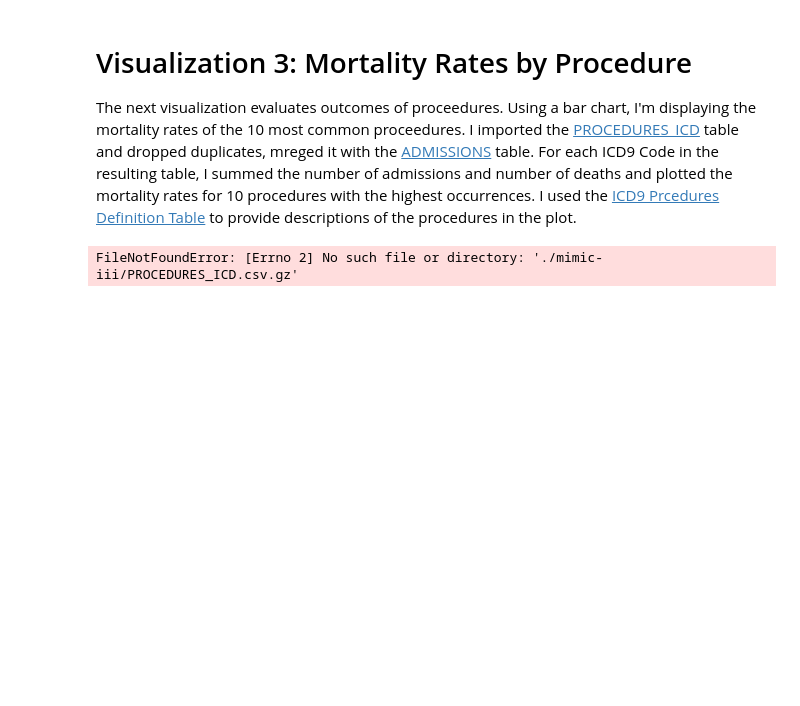
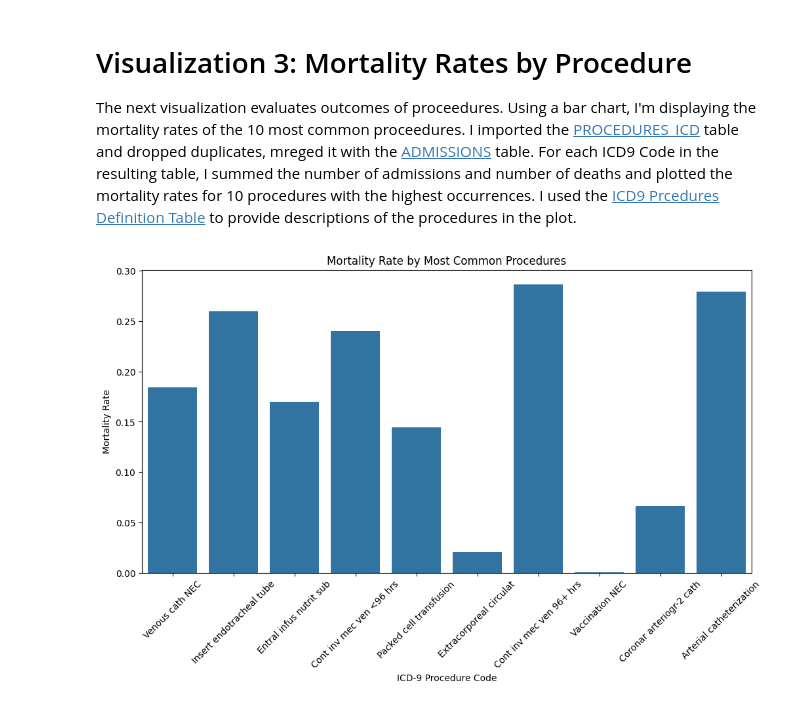
Before and after one commit to schwiet/msai-54315-ai-for-healthcare, a Jupyter notebook: assignment-1-mimic-visualization/54315-assignment-1-mimic-visualization.ipynb, the cells around one changed output. Saved outputs shown, nothing was run; the diff lists cells and outputs as text; code cells hidden in the pictures; blank space fills up the shorter version.

```diff
--- a/assignment-1-mimic-visualization/54315-assignment-1-mimic-visualization.ipynb
+++ b/assignment-1-mimic-visualization/54315-assignment-1-mimic-visualization.ipynb
@@ -139,32 +139,31 @@ procedures = procedures.drop_duplicates(subset=["ICD9_CODE", "HADM_ID"])
 procedures_with_admissions = procedures.merge(admissions, on="HADM_ID", how="left")
 procedures_with_admissions["DIED"] = procedures_with_admissions["DEATHTIME"].notna()
 
 # compute mortality rates per procedure code.
 procedure_mortality_rates = (
     procedures_with_admissions.groupby("ICD9_CODE").agg(
         num_admissions=("HADM_ID", "count"),
         num_deaths=("DIED", "sum"),
     ).reset_index()
 )
 
 procedure_mortality_rates["mortality_rate"] = (
     procedure_mortality_rates["num_deaths"] / procedure_mortality_rates["num_admissions"]
 )
 procedure_mortality_rates = procedure_mortality_rates.merge(d_procedures, on="ICD9_CODE", how="left")
 top_10_procs = procedure_mortality_rates.sort_values("num_admissions", ascending=False).head(10)
 
 plt.figure(figsize=(12,6))
 sns.barplot(
     data=top_10_procs,
     x="SHORT_TITLE",
     y="mortality_rate",
-    palette="viridis"
 )
 
 plt.xlabel("ICD-9 Procedure Code")
 plt.ylabel("Mortality Rate")
 plt.title("Mortality Rate by Most Common Procedures")
 plt.xticks(rotation=45)
 plt.show()
 # %% [output]
-FileNotFoundError: [Errno 2] No such file or directory: './mimic-iii/PROCEDURES_ICD.csv.gz'
+[figure, added]
```
Also changed, not shown: parts of 2 cells of this notebook, 1 other file.
